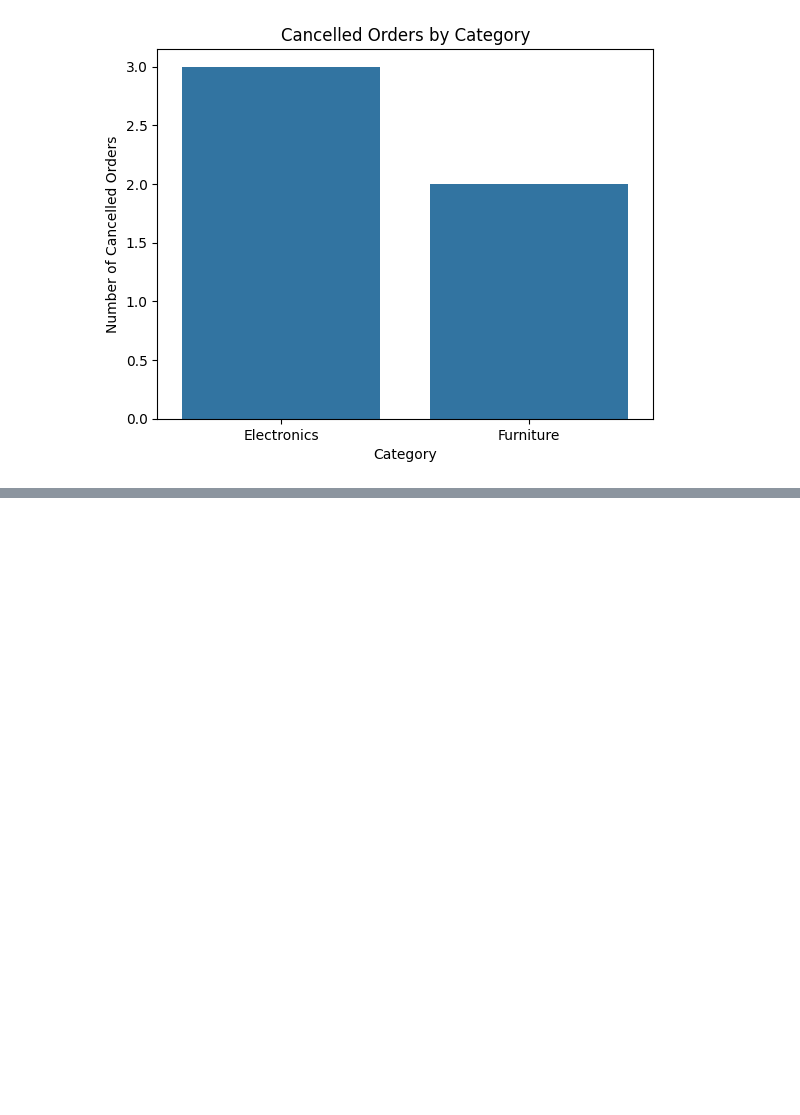
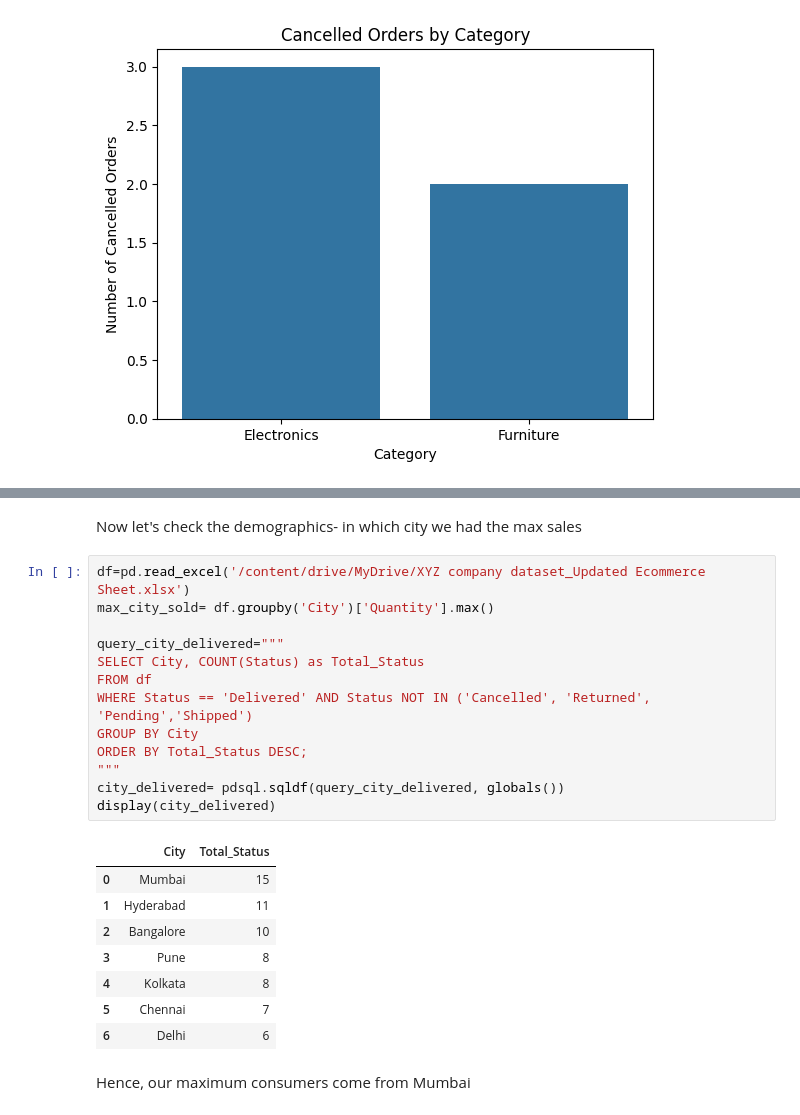
Before and after one commit to PhiWhyyy/E-Commerce-Business-Analysis, a Jupyter notebook: E_Commerce_Business_Analysis_Project.ipynb, the cells around one changed output, grey strips where cells are left out. Drawn from its saved outputs; the diff is of its cells as text; blank space fills up the shorter version.

```diff
--- a/E_Commerce_Business_Analysis_Project.ipynb
+++ b/E_Commerce_Business_Analysis_Project.ipynb
@@ -248,0 +345,26 @@ plt.show()
+# %% [markdown]
+Now let's check the demographics- in which city we had the max sales
+# %%
+df=pd.read_excel('/content/drive/MyDrive/XYZ company dataset_Updated Ecommerce Sheet.xlsx')
+max_city_sold= df.groupby('City')['Quantity'].max()
+
+query_city_delivered="""
+SELECT City, COUNT(Status) as Total_Status
+FROM df
+WHERE Status == 'Delivered' AND Status NOT IN ('Cancelled', 'Returned', 'Pending','Shipped')
+GROUP BY City
+ORDER BY Total_Status DESC;
+"""
+city_delivered= pdsql.sqldf(query_city_delivered, globals())
+display(city_delivered)
+# %% [output]
+|  | City | Total_Status |
+| 0 | Mumbai | 15 |
+| 1 | Hyderabad | 11 |
+| 2 | Bangalore | 10 |
+| 3 | Pune | 8 |
+| 4 | Kolkata | 8 |
+| 5 | Chennai | 7 |
+| 6 | Delhi | 6 |
+# %% [markdown]
+Hence, our maximum consumers come from Mumbai
```
Also changed, not shown: parts of 16 cells of this notebook.
